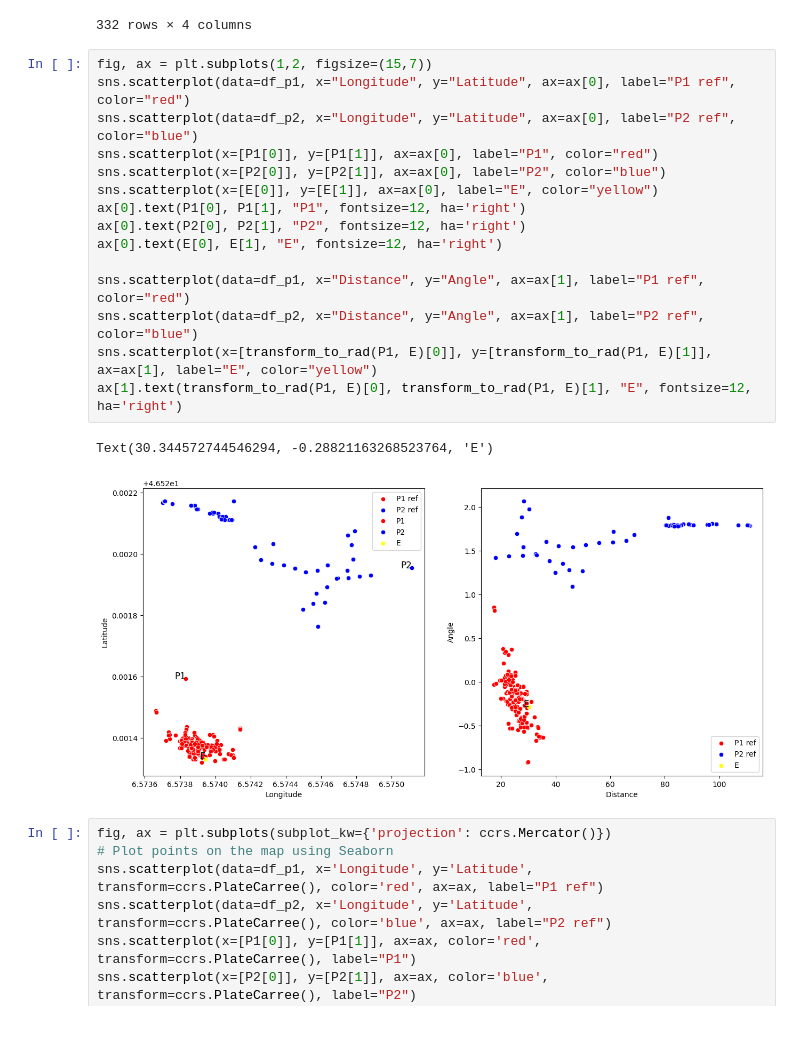
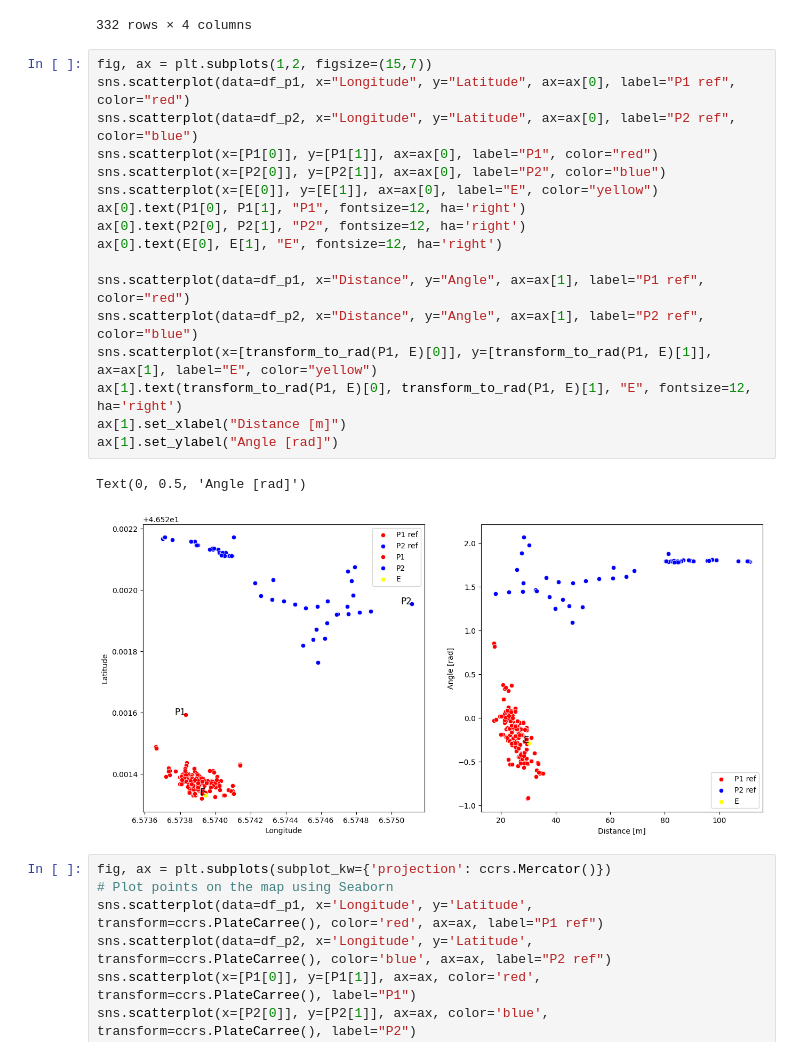
Before and after one commit to KlemenVovk/gps_evaluation, a Jupyter notebook: main.ipynb, the cells around one changed output. Drawn from its saved outputs; the diff is of its cells as text.

Commit message:
Improve visualizations.

```diff
--- a/main.ipynb
+++ b/main.ipynb
@@ -64,21 +64,23 @@ display(df_p2)
 # %%
 fig, ax = plt.subplots(1,2, figsize=(15,7))
 sns.scatterplot(data=df_p1, x="Longitude", y="Latitude", ax=ax[0], label="P1 ref", color="red")
 sns.scatterplot(data=df_p2, x="Longitude", y="Latitude", ax=ax[0], label="P2 ref", color="blue")
 sns.scatterplot(x=[P1[0]], y=[P1[1]], ax=ax[0], label="P1", color="red")
 sns.scatterplot(x=[P2[0]], y=[P2[1]], ax=ax[0], label="P2", color="blue")
 sns.scatterplot(x=[E[0]], y=[E[1]], ax=ax[0], label="E", color="yellow")
 ax[0].text(P1[0], P1[1], "P1", fontsize=12, ha='right')
 ax[0].text(P2[0], P2[1], "P2", fontsize=12, ha='right')
 ax[0].text(E[0], E[1], "E", fontsize=12, ha='right')
 
 sns.scatterplot(data=df_p1, x="Distance", y="Angle", ax=ax[1], label="P1 ref", color="red")
 sns.scatterplot(data=df_p2, x="Distance", y="Angle", ax=ax[1], label="P2 ref", color="blue")
 sns.scatterplot(x=[transform_to_rad(P1, E)[0]], y=[transform_to_rad(P1, E)[1]], ax=ax[1], label="E", color="yellow")
 ax[1].text(transform_to_rad(P1, E)[0], transform_to_rad(P1, E)[1], "E", fontsize=12, ha='right')
+ax[1].set_xlabel("Distance [m]")
+ax[1].set_ylabel("Angle [rad]")
 # %% [output]
-Text(30.344572744546294, -0.28821163268523764, 'E')
+Text(0, 0.5, 'Angle [rad]')
-[figure, old version]
+[figure, new version]
 # %%
 fig, ax = plt.subplots(subplot_kw={'projection': ccrs.Mercator()})
 # Plot points on the map using Seaborn
```
